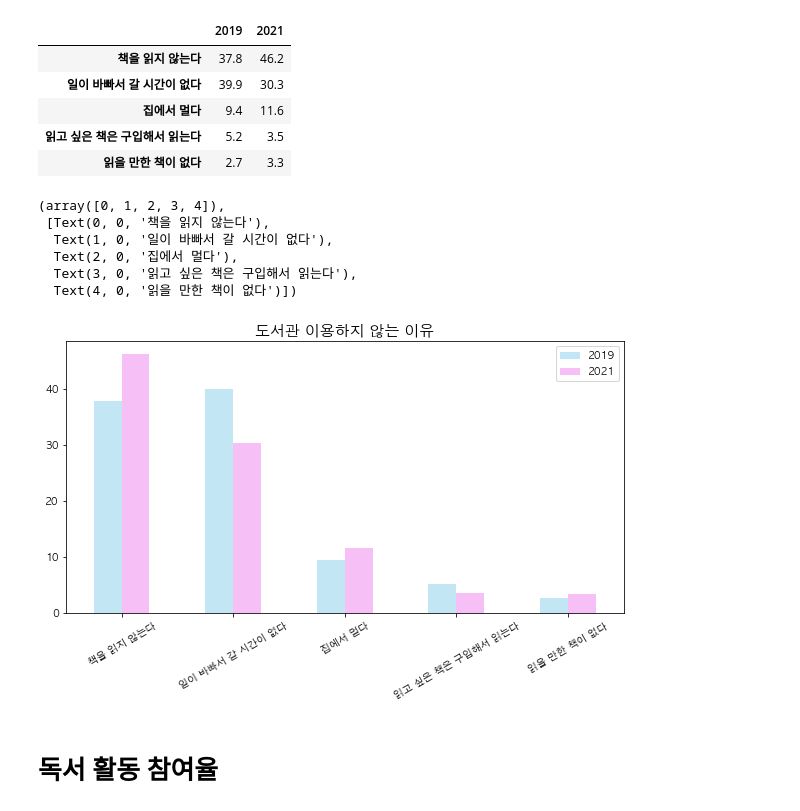
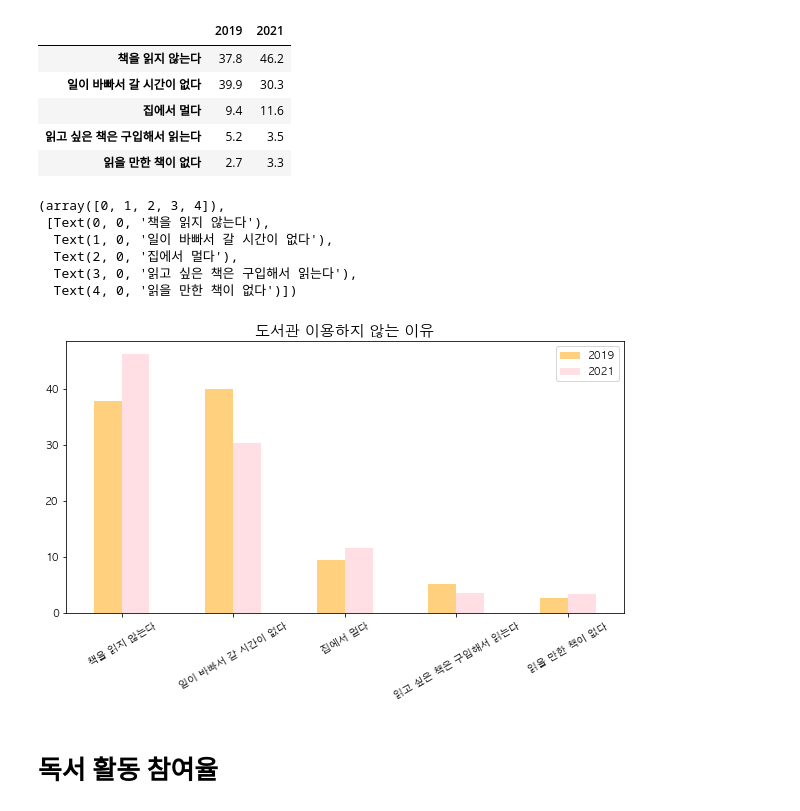
Before and after one commit to kyunakim/everybodys_lib, a Jupyter notebook: KOSIS.ipynb, the cells around one changed output. Cells and saved outputs as stored; diff of their text form; code cells hidden in the pictures.

```diff
--- a/KOSIS.ipynb
+++ b/KOSIS.ipynb
@@ -270,17 +270,17 @@ plt.rc("font",family="AppleGothic")
 #마이너스 기호 깨짐 방지
 plt.rcParams['axes.unicode_minus']=False
 # %%
-total2.plot(kind='bar', color=['skyblue','violet'], figsize=(10,5), alpha=0.5)
+total2.plot(kind='bar', color=['orange','pink'], figsize=(10,5), alpha=0.5)
 plt.title("도서관 이용하지 않는 이유",fontsize=15)
 plt.xticks(rotation=30)
 # %% [output]
 (array([0, 1, 2, 3, 4]),
  [Text(0, 0, '책을 읽지 않는다'),
   Text(1, 0, '일이 바빠서 갈 시간이 없다'),
   Text(2, 0, '집에서 멀다'),
   Text(3, 0, '읽고 싶은 책은 구입해서 읽는다'),
   Text(4, 0, '읽을 만한 책이 없다')])
-[figure, old version]
+[figure, new version]
 # %% [markdown]
 # 독서 활동 참여율
 # %%
```
Also changed, not shown: parts of 30 cells of this notebook, 13 other files.
